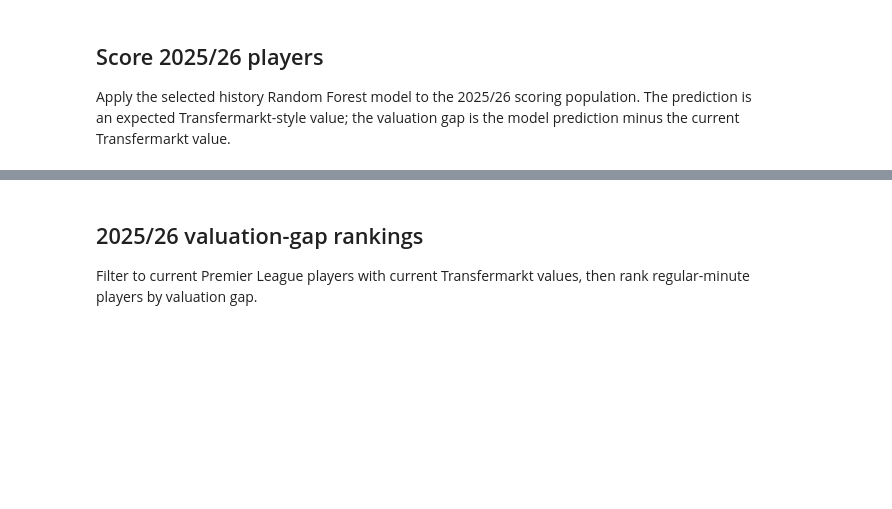
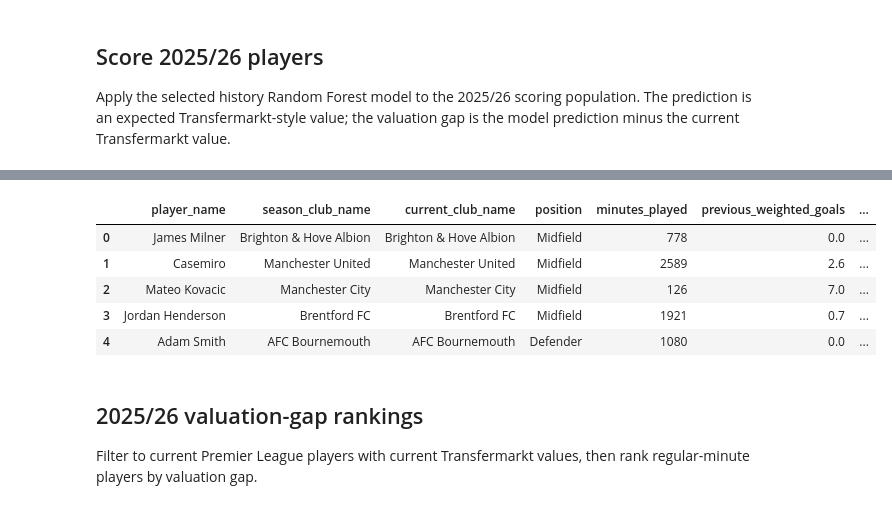
Before and after one commit to Nxjiii/prem-ai-valuation, a Jupyter notebook: notebooks/03_nonlinear_model.ipynb, the cells around one changed output, grey strips where cells are left out. Cells and saved outputs as stored; diff of their text form; code cells hidden in the pictures; blank space fills up the shorter version.

```diff
--- a/notebooks/03_nonlinear_model.ipynb
+++ b/notebooks/03_nonlinear_model.ipynb
@@ -426,60 +582,54 @@ scoring_data_with_history[
 # %%
-production_training_data = model_data_with_weighted_history.loc[
-    model_data_with_weighted_history["season"].between(2016, 2024)
+production_training_data = model_data_with_team_context.loc[
+    model_data_with_team_context["season"].between(2016, 2024)
 ].copy()
-
-production_weighted_history_forest_model = weighted_history_forest_builder()
-production_weighted_history_forest_model.fit(
-    production_training_data[WEIGHTED_HISTORY_FEATURES_ALL],
-    production_training_data[TARGET],
-)
-scoring_predictions = predict_non_negative(
-    production_weighted_history_forest_model,
-    scoring_data_with_history[WEIGHTED_HISTORY_FEATURES_ALL],
-)
-
 production_log_change_training_data = production_training_data.loc[
     production_training_data["log_value_change"].notna()
     & production_training_data["previous_known_market_value_in_eur"].gt(0)
 ].copy()
+
 production_log_change_model = log_change_forest_builder()
 production_log_change_model.fit(
-    production_log_change_training_data[WEIGHTED_HISTORY_FEATURES_ALL],
+    production_log_change_training_data[TEAM_CONTEXT_FEATURES_ALL],
     production_log_change_training_data["log_value_change"],
 )
-log_change_scoring_predictions = predict_value_from_log_change(
+
+scoring_predictions = predict_value_from_log_change(
     production_log_change_model,
-    scoring_data_with_history[WEIGHTED_HISTORY_FEATURES_ALL],
+    scoring_data_with_history[TEAM_CONTEXT_FEATURES_ALL],
 )
-
 scoring_results = build_scoring_results(
     scoring_data_with_history,
     scoring_predictions,
-)
-scoring_results["log_change_predicted_value"] = log_change_scoring_predictions
-scoring_results["log_change_valuation_gap"] = (
-    scoring_results["log_change_predicted_value"]
-    - scoring_results["current_market_value_in_eur"]
 )
 
 scoring_results[
     [
         "player_name",
         "season_club_name",
         "current_club_name",
         "position",
         "minutes_played",
         "previous_weighted_goals",
         "previous_known_market_value_in_eur",
+        "team_points",
+        "team_final_position",
+        "team_won_league",
+        "player_minutes_share",
         "current_market_value_in_eur",
         "predicted_value",
         "valuation_gap",
-        "log_change_predicted_value",
-        "log_change_valuation_gap",
         "has_previous_market_value",
         "minutes_band",
     ]
 ].head()
+# %% [output]
+|  | player_name | season_club_name | current_club_name | position | minutes_played | previous_weighted_goals | ... |
+| 0 | James Milner | Brighton & Hove Albion | Brighton & Hove Albion | Midfield | 778 | 0.0 | ... |
+| 1 | Casemiro | Manchester United | Manchester United | Midfield | 2589 | 2.6 | ... |
+| 2 | Mateo Kovacic | Manchester City | Manchester City | Midfield | 126 | 7.0 | ... |
+| 3 | Jordan Henderson | Brentford FC | Brentford FC | Midfield | 1921 | 0.7 | ... |
+| 4 | Adam Smith | AFC Bournemouth | AFC Bournemouth | Defender | 1080 | 0.0 | ... |
 # %% [markdown]
 ## 2025/26 valuation-gap rankings
 
```
Also changed, not shown: parts of 23 cells of this notebook, 4 other files.
